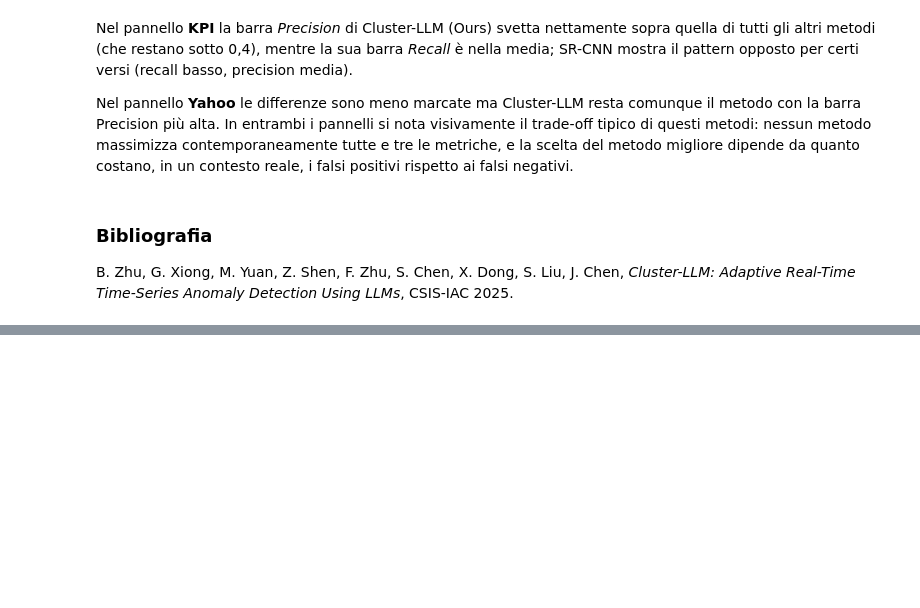
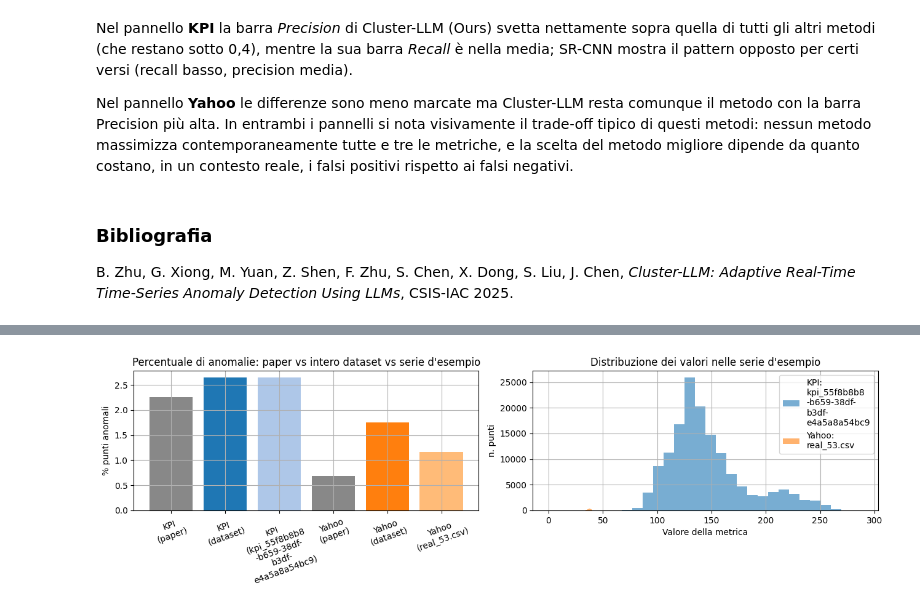
Before and after one commit to GiuliaSimoncini/LAB_Data_Mining, a Jupyter notebook: Cluster_LLM.ipynb, the cells around one changed output, grey strips where cells are left out. Drawn from its saved outputs; the diff is of its cells as text; code cells hidden in the pictures; blank space fills up the shorter version.

```diff
--- a/Cluster_LLM.ipynb
+++ b/Cluster_LLM.ipynb
@@ -1405,0 +1414,9 @@ B. Zhu, G. Xiong, M. Yuan, Z. Shen, F. Zhu, S. Chen, X. Dong, S. Liu, J. Chen, *
+# %%
+kpi_example_dict = {example_key: kpi_pp[example_key]}
+yahoo_example_dict = {yahoo_example_key: yahoo_pp[yahoo_example_key]}
+
+kpi_example_eda = eda_summary(kpi_example_dict, f"KPI - serie d'esempio ({example_key})")
+yahoo_example_eda = eda_summary(yahoo_example_dict, f"Yahoo - serie d'esempio ({yahoo_example_key})")
+
+display(kpi_example_eda)
+display(yahoo_example_eda)
@@ -1405,0 +1445,46 @@ B. Zhu, G. Xiong, M. Yuan, Z. Shen, F. Zhu, S. Chen, X. Dong, S. Liu, J. Chen, *
+# %%
+import textwrap
+
+fig, axes = plt.subplots(1, 2, figsize=(13, 4))
+
+PAPER_KPI_PCT = 2.26      # % anomalie KPI riportata nel paper
+PAPER_YAHOO_PCT = 0.68    # % anomalie Yahoo riportata nel paper
+
+kpi_pct_dataset = 100 * kpi_eda["n_anomalie"].sum() / kpi_eda["n_punti"].sum()
+yahoo_pct_dataset = 100 * yahoo_eda["n_anomalie"].sum() / yahoo_eda["n_punti"].sum()
+kpi_pct_example = kpi_example_eda["%_anomalie"].iloc[0]
+yahoo_pct_example = yahoo_example_eda["%_anomalie"].iloc[0]
+
+WRAP_WIDTH = 12  # caratteri max per riga prima di andare a capo
+
+def wrap_name(name: str, width: int = WRAP_WIDTH) -> str:
+    return "\n".join(textwrap.wrap(name, width=width)) if len(name) > width else name
+
+labels = [
+    "KPI\n(paper)", "KPI\n(dataset)", f"KPI\n({wrap_name(example_key)})",
+    "Yahoo\n(paper)", "Yahoo\n(dataset)", f"Yahoo\n({wrap_name(yahoo_example_key)})",
+]
+values = [
+    PAPER_KPI_PCT, kpi_pct_dataset, kpi_pct_example,
+    PAPER_YAHOO_PCT, yahoo_pct_dataset, yahoo_pct_example,
+]
+colors = ["#888888", "#1f77b4", "#aec7e8", "#888888", "#ff7f0e", "#ffbb78"]
+
+axes[0].bar(labels, values, color=colors)
+axes[0].set_ylabel("% punti anomali")
+axes[0].set_title("Percentuale di anomalie: paper vs intero dataset vs serie d'esempio")
+axes[0].tick_params(axis="x", rotation=20)
+
+axes[1].hist(kpi_pp[example_key]["value"], bins=30, alpha=0.6,
+             label=f"KPI:\n{wrap_name(example_key)}")
+axes[1].hist(yahoo_pp[yahoo_example_key]["value"], bins=30, alpha=0.6,
+             label=f"Yahoo:\n{wrap_name(yahoo_example_key)}")
+axes[1].set_xlabel("Valore della metrica")
+axes[1].set_ylabel("n. punti")
+axes[1].set_title("Distribuzione dei valori nelle serie d'esempio")
+axes[1].legend()
+
+plt.tight_layout()
+plt.show()
+# %% [output]
+[figure, added]
```
Also changed, not shown: parts of 42 cells of this notebook.
